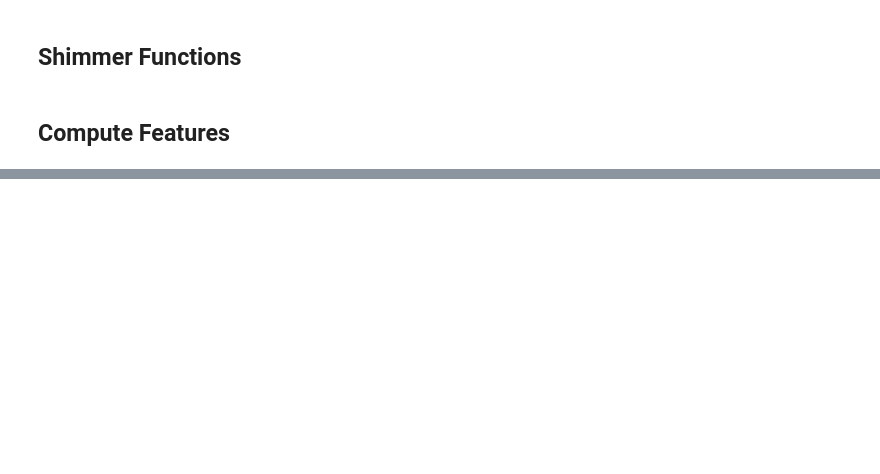
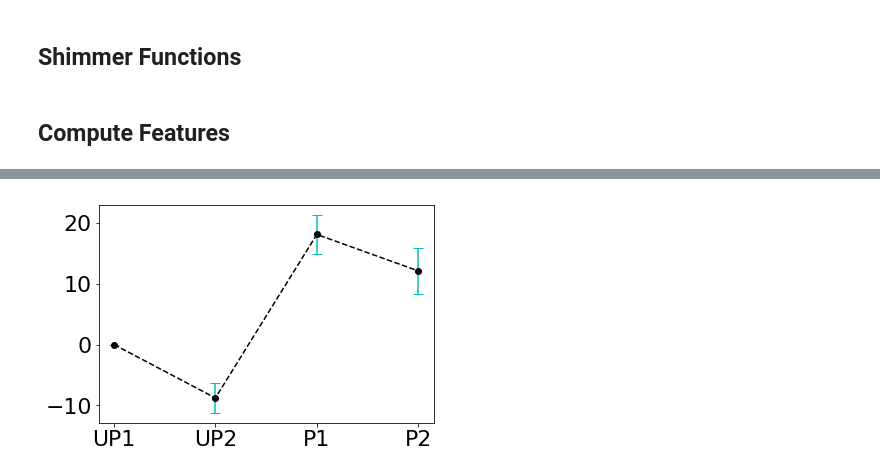
Before and after one commit to vedantchandra/hsl_python, a Jupyter notebook: 10_combined_classifier.ipynb, the cells around one changed output, grey strips where cells are left out. Saved outputs shown, nothing was run; the diff lists cells and outputs as text; code cells hidden in the pictures; blank space fills up the shorter version.

```diff
--- a/10_combined_classifier.ipynb
+++ b/10_combined_classifier.ipynb
@@ -393,0 +541,9 @@ mising shimmer data. skipping...
+# %%
+means = np.mean(np.asarray(switch_times).reshape(-1,4),0)
+stds = np.std(np.asarray(switch_times).reshape(-1,4),0) / np.sqrt(len(switch_times)/4)
+# %%
+plt.errorbar([0,1,2,3], means, yerr = stds, marker = 'o', color = 'k', linestyle = '--', ecolor = 'c',\
+             capsize = 5)
+plt.xticks([0,1,2,3], ['UP1', 'UP2', 'P1', 'P2']);
+# %% [output]
+[figure, added]
```
Also changed, not shown: parts of 58 cells of this notebook, 32 other files.
